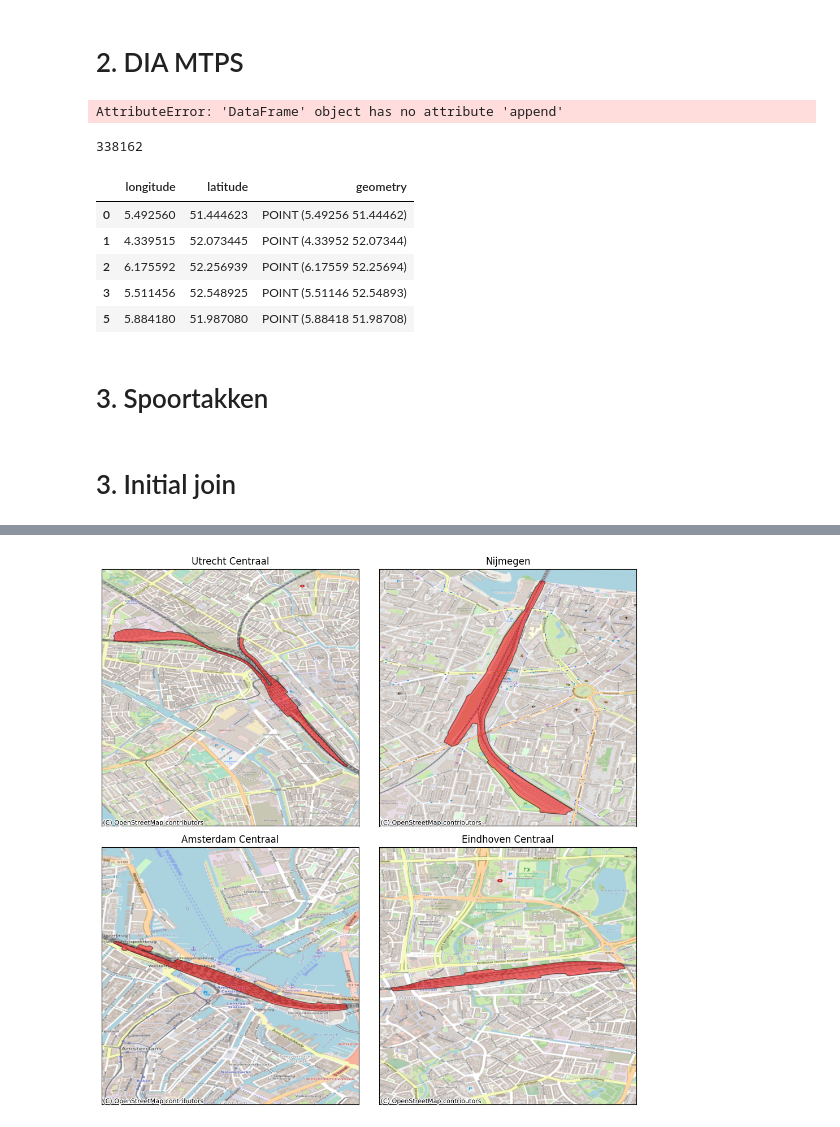
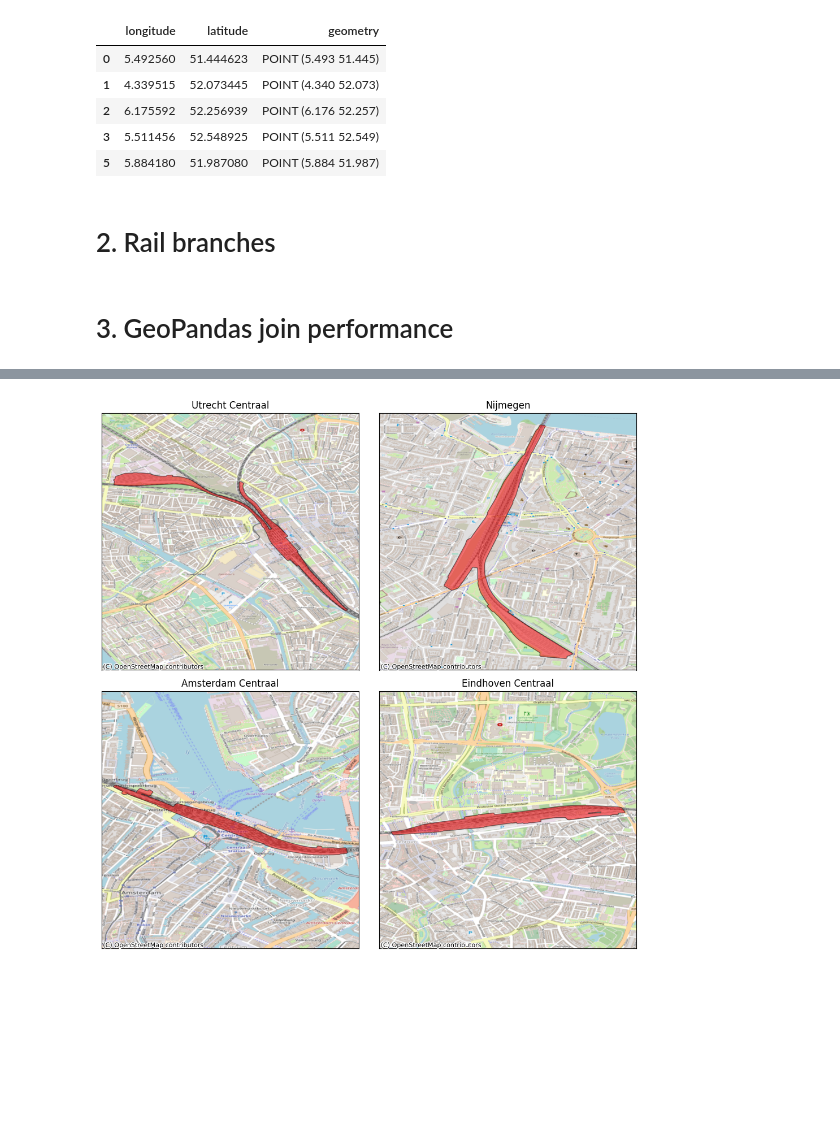
Before and after one commit to rvlente/prorail-thesis, a Jupyter notebook: notebooks/01-problem-exploration.ipynb, the cells around one changed output, grey strips where cells are left out. Drawn from its saved outputs; the diff is of its cells as text; code cells hidden in the pictures; blank space fills up the shorter version.

```diff
--- a/notebooks/01-problem-exploration.ipynb
+++ b/notebooks/01-problem-exploration.ipynb
@@ -24,27 +15,22 @@ df_sherlock.head()
-# %% [markdown]
-# 2. DIA MTPS
 # %%
 df_mtps = pd.read_parquet(DATA_FOLDER / 'mtps_2023_10_02_12.parquet')
-# %%
-# Duplicate data.
-df_mtps = pd.concat([df_mtps]*5, ignore_index=True)
-# %% [output]
-AttributeError: 'DataFrame' object has no attribute 'append'
 # %%
-df_points = gpd.GeoDataFrame(
-    df_mtps[['longitude', 'latitude']], geometry=gpd.points_from_xy(df_mtps.longitude, df_mtps.latitude), crs="EPSG:4326"
-)
-
-print(len(df_points))
-df_points.head()
+def to_point_gpd(df):
+    return gpd.GeoDataFrame(
+        df[["longitude", "latitude"]],
+        geometry=gpd.points_from_xy(df.longitude, df.latitude),
+        crs=CRS,
+    )
-# %% [output]
-338162
-|  | longitude | latitude | geometry |
-| 0 | 5.492560 | 51.444623 | POINT (5.49256 51.44462) |
-| 1 | 4.339515 | 52.073445 | POINT (4.33952 52.07344) |
-| 2 | 6.175592 | 52.256939 | POINT (6.17559 52.25694) |
-| 3 | 5.511456 | 52.548925 | POINT (5.51146 52.54893) |
-| 5 | 5.884180 | 51.987080 | POINT (5.88418 51.98708) |
-# %% [markdown]
-# 3. Spoortakken
+# %%
+df_points = to_point_gpd(df_mtps)
+df_points.head()
+# %% [output]
+|  | longitude | latitude | geometry |
+| 0 | 5.492560 | 51.444623 | POINT (5.493 51.445) |
+| 1 | 4.339515 | 52.073445 | POINT (4.340 52.073) |
+| 2 | 6.175592 | 52.256939 | POINT (6.176 52.257) |
+| 3 | 5.511456 | 52.548925 | POINT (5.511 52.549) |
+| 5 | 5.884180 | 51.987080 | POINT (5.884 51.987) |
+# %% [markdown]
+# 2. Rail branches
 # %%
@@ -58,4 +44,4 @@ def plot_spoortakken(df):
 # %%
 # _ = plot_spoortakken(df_spoortak)
 # %% [markdown]
-# 3. Initial join
+# 3. GeoPandas join performance
```
Also changed, not shown: parts of 23 cells of this notebook, 1 other file.
